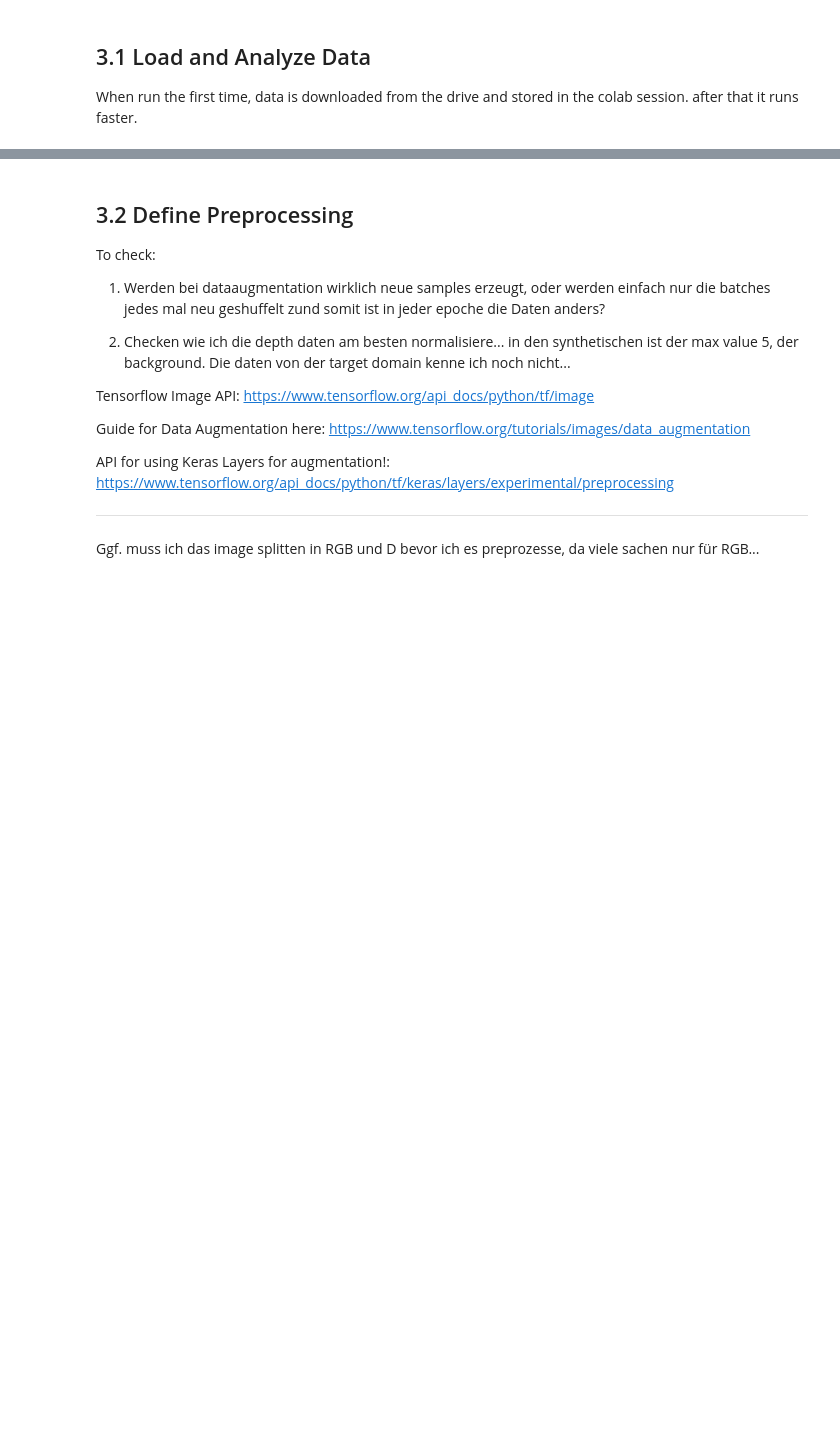
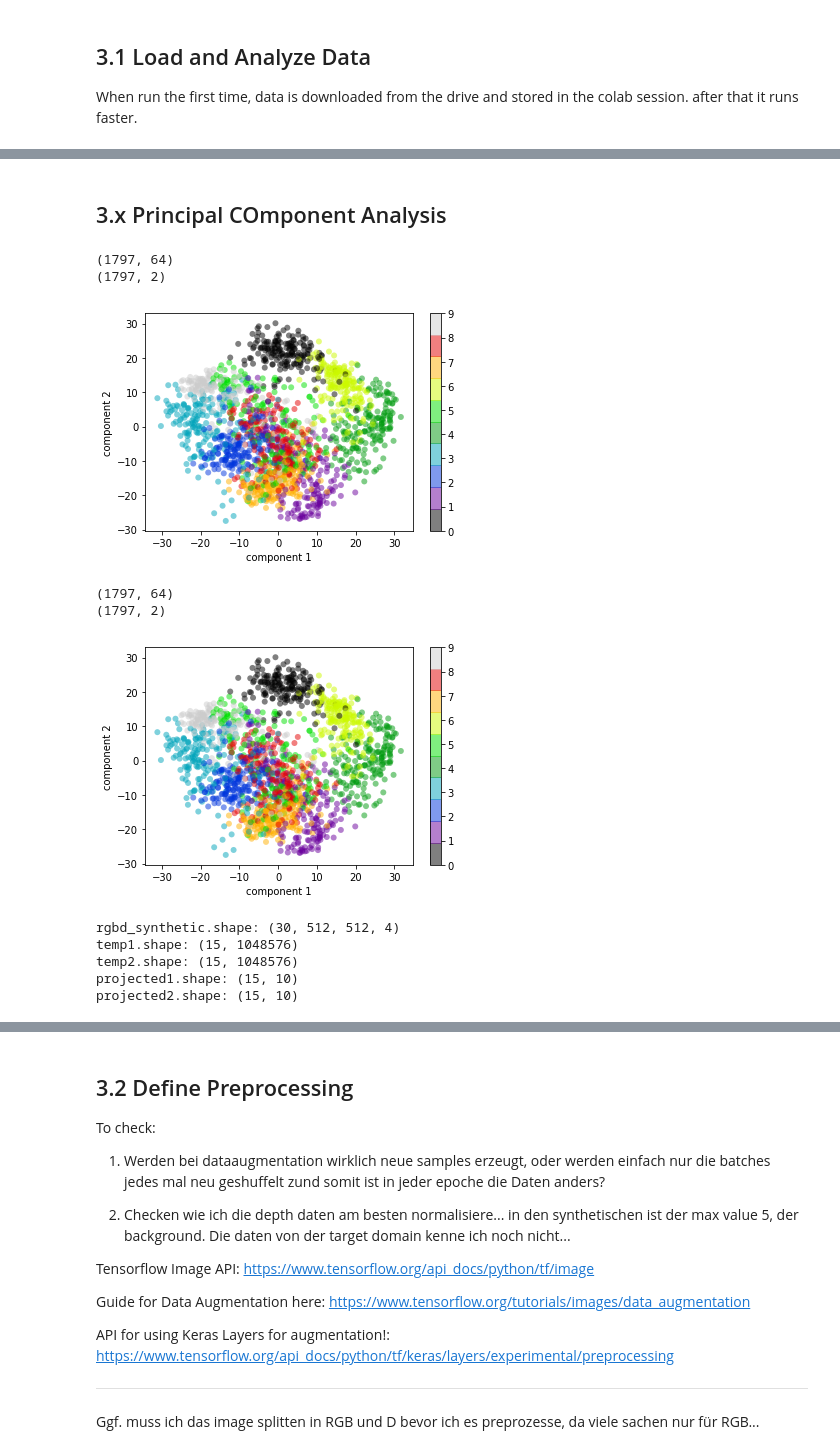
Before and after one commit to sascha-kirch/VoloGAN, a Jupyter notebook: VologramsData_Playground.ipynb, the cells around one changed output, grey strips where cells are left out. Cells and saved outputs as stored; diff of their text form; code cells hidden in the pictures; blank space fills up the shorter version.

```diff
--- a/VologramsData_Playground.ipynb
+++ b/VologramsData_Playground.ipynb
@@ -286,0 +285,45 @@ Plot_RGBD_Sample(rgbd_target[0,...], "Target Domain RGBD Example")
+# %% [markdown]
+<a name="3-x"></a>
+## 3.x Principal COmponent Analysis
+# %%
+from sklearn.datasets import load_digits
+from sklearn.decomposition import PCA
+digits = load_digits()
+digits.data.shape
+
+pca = PCA(2)  # project from 64 to 2 dimensions
+projected = pca.fit_transform(digits.data)
+print(digits.data.shape)
+print(projected.shape)
+
+plt.scatter(projected[:, 0], projected[:, 1],
+            c=digits.target, edgecolor='none', alpha=0.5,
+            cmap=plt.cm.get_cmap('nipy_spectral', 10))
+plt.xlabel('component 1')
+plt.ylabel('component 2')
+plt.colorbar();
+# %% [output]
+(1797, 64)
+(1797, 2)
+[figure, added]
+(1797, 64)
+(1797, 2)
+[figure, added]
+# %%
+pca = PCA(10)
+print("rgbd_synthetic.shape: {}".format(rgbd_synthetic.shape))
+temp = np.reshape(rgbd_synthetic,(30,1048576))
+temp1 = temp[:15]
+temp2 = temp[15:]
+print("temp1.shape: {}".format(temp1.shape))
+print("temp2.shape: {}".format(temp2.shape))
+projected1 = pca.fit_transform(temp1)
+projected2 = pca.fit_transform(temp2)
+print("projected1.shape: {}".format(projected1.shape))
+print("projected2.shape: {}".format(projected2.shape))
+# %% [output]
+rgbd_synthetic.shape: (30, 512, 512, 4)
+temp1.shape: (15, 1048576)
+temp2.shape: (15, 1048576)
+projected1.shape: (15, 10)
+projected2.shape: (15, 10)
```
Also changed, not shown: parts of 29 cells of this notebook.
